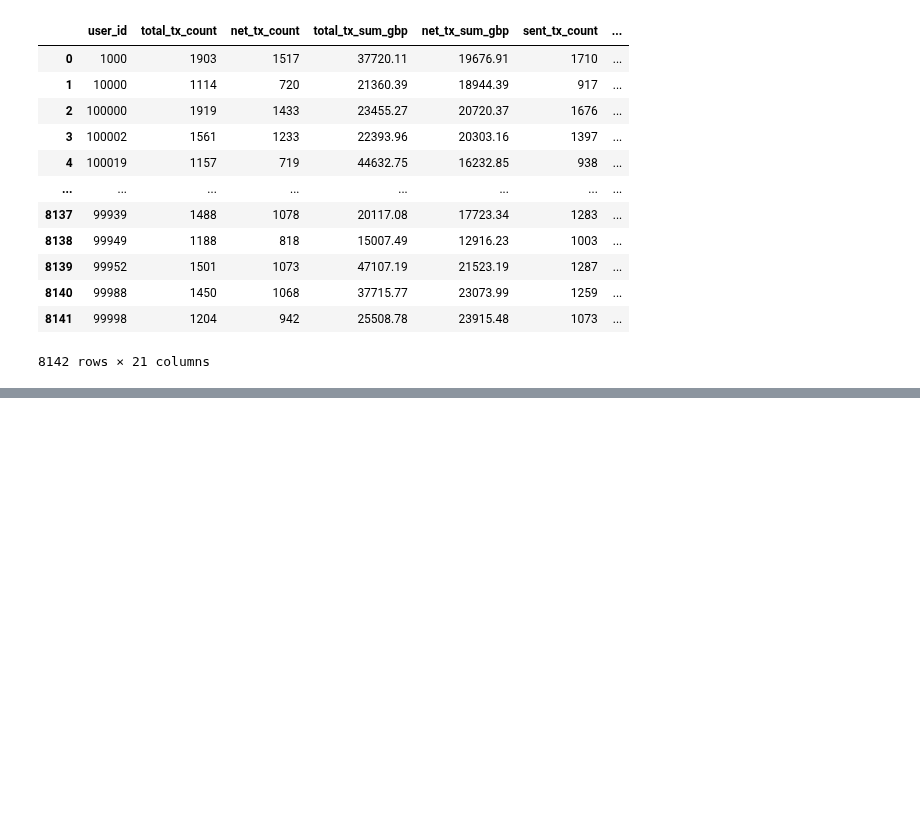
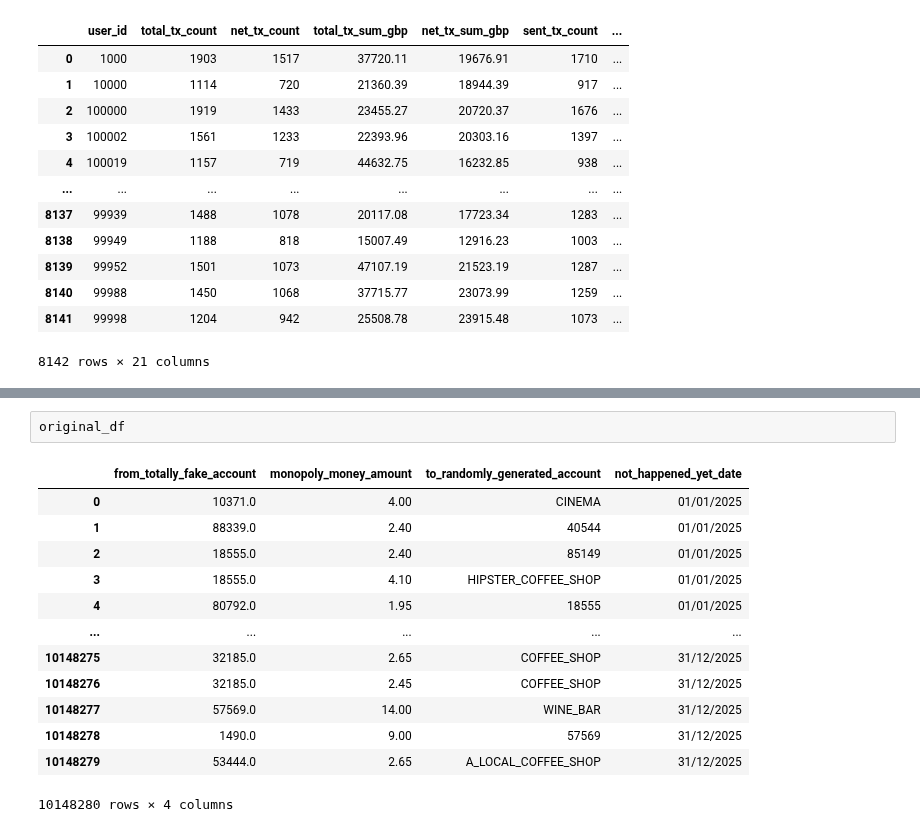
Before and after one commit to UoB-DSMP-2023-24/dsmp-2024-group27, a Jupyter notebook: AnomalyDetection/AnomalyDetectionPerUser.ipynb, the cells around one changed output, grey strips where cells are left out. Cells and saved outputs as stored; diff of their text form; blank space fills up the shorter version.

```diff
--- a/AnomalyDetection/AnomalyDetectionPerUser.ipynb
+++ b/AnomalyDetection/AnomalyDetectionPerUser.ipynb
@@ -39,0 +55,16 @@ user_df
+# %%
+original_df
+# %% [output]
+|  | from_totally_fake_account | monopoly_money_amount | to_randomly_generated_account | not_happened_yet_date |
+| 0 | 10371.0 | 4.00 | CINEMA | 01/01/2025 |
+| 1 | 88339.0 | 2.40 | 40544 | 01/01/2025 |
+| 2 | 18555.0 | 2.40 | 85149 | 01/01/2025 |
+| 3 | 18555.0 | 4.10 | HIPSTER_COFFEE_SHOP | 01/01/2025 |
+| 4 | 80792.0 | 1.95 | 18555 | 01/01/2025 |
+| ... | ... | ... | ... | ... |
+| 10148275 | 32185.0 | 2.65 | COFFEE_SHOP | 31/12/2025 |
+| 10148276 | 32185.0 | 2.45 | COFFEE_SHOP | 31/12/2025 |
+| 10148277 | 57569.0 | 14.00 | WINE_BAR | 31/12/2025 |
+| 10148278 | 1490.0 | 9.00 | 57569 | 31/12/2025 |
+| 10148279 | 53444.0 | 2.65 | A_LOCAL_COFFEE_SHOP | 31/12/2025 |
+10148280 rows × 4 columns
```
Also changed, not shown: parts of 8 cells of this notebook, 1 other file.
